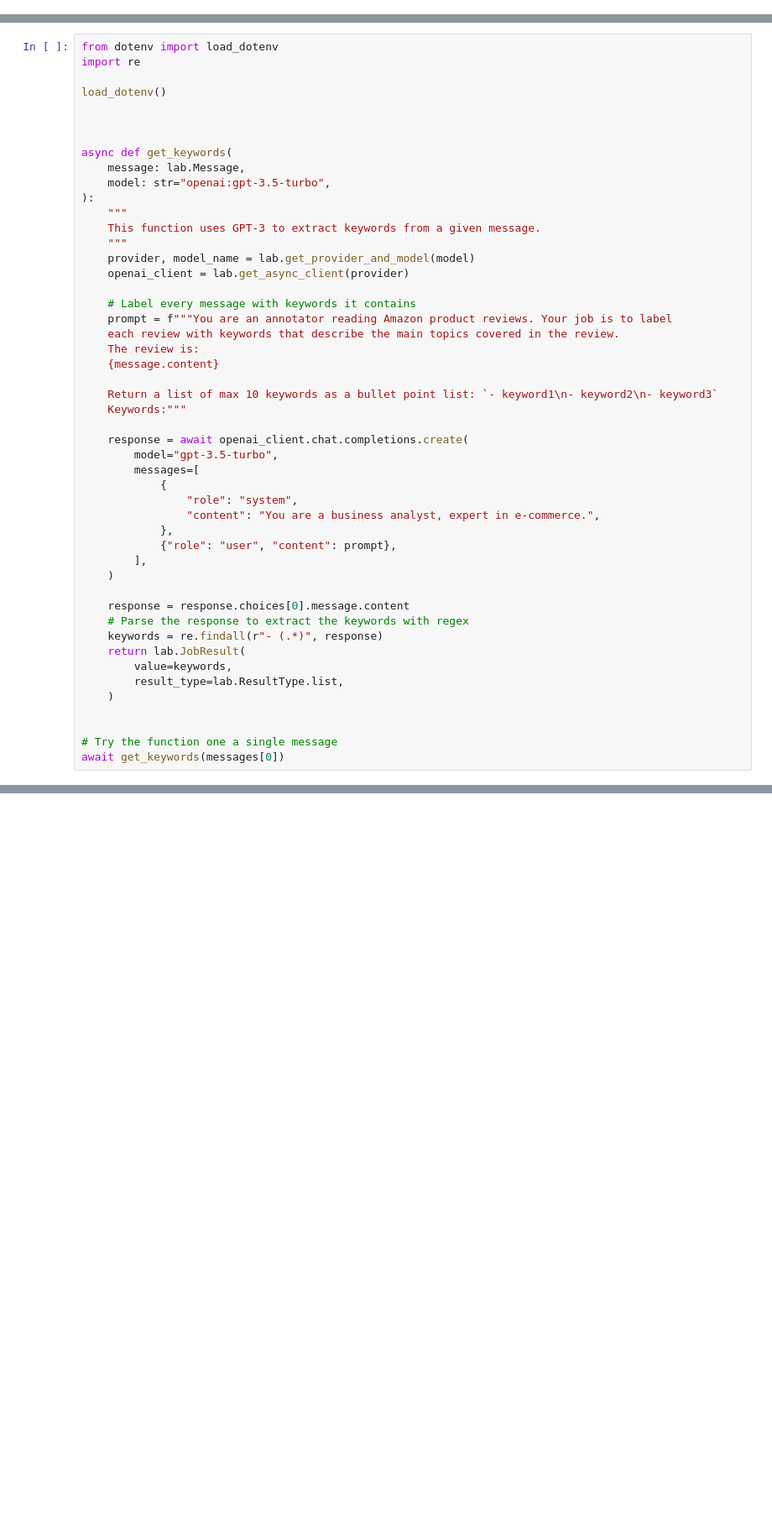
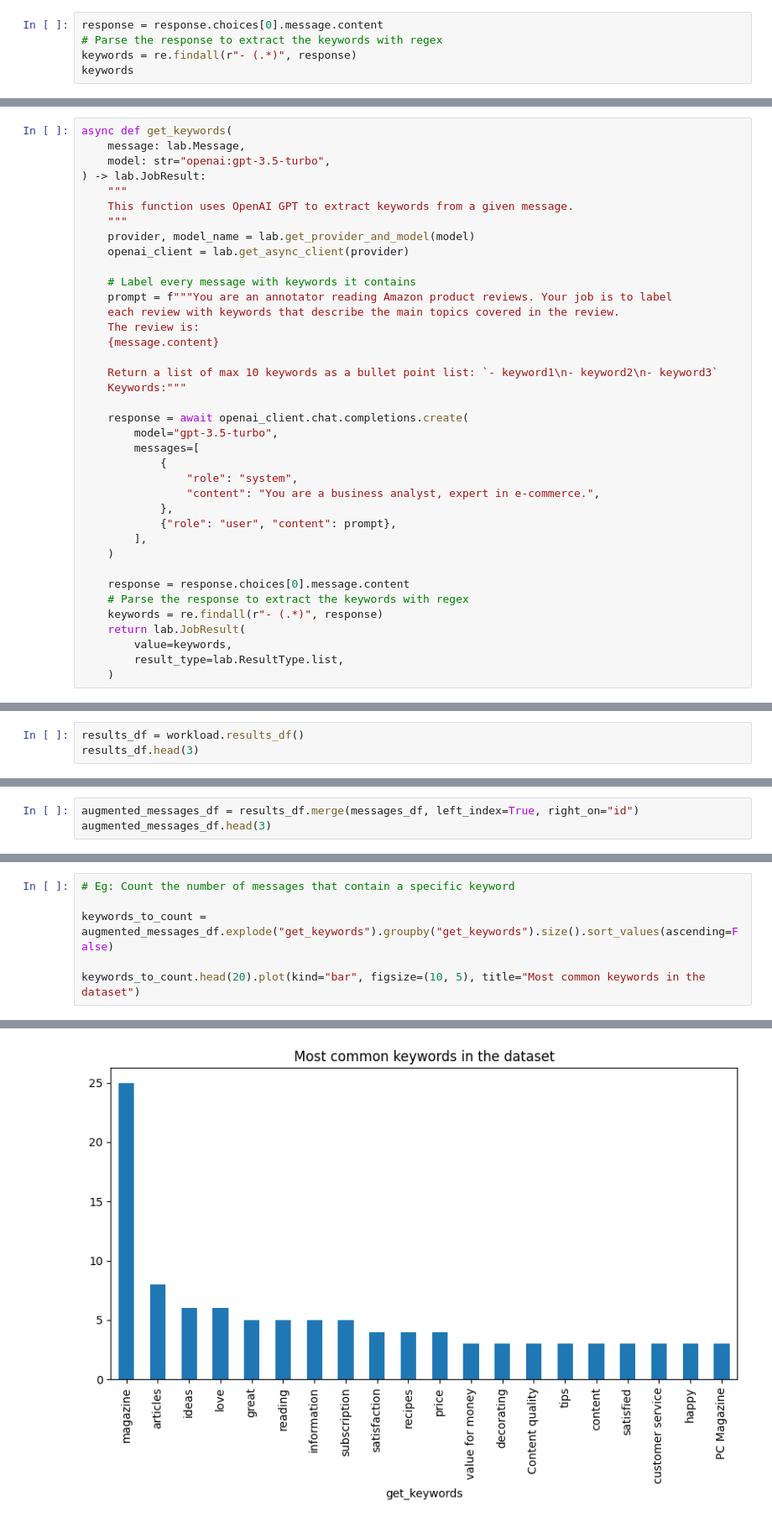
Before and after one commit to phospho-app/phospho, a Jupyter notebook: examples/lab/parallel-calls.ipynb, the cells around one changed output, grey strips where cells are left out. Shown at 84% size. Saved outputs shown, nothing was run; the diff lists cells and outputs as text; blank space fills up the shorter version.

```diff
--- a/examples/lab/parallel-calls.ipynb
+++ b/examples/lab/parallel-calls.ipynb
@@ -22,0 +96,5 @@ messages[:4]
+# %%
+response = response.choices[0].message.content
+# Parse the response to extract the keywords with regex
+keywords = re.findall(r"- (.*)", response)
+keywords
@@ -23,17 +121,10 @@ messages[:4]
 # %%
-from dotenv import load_dotenv
-import re
-
-load_dotenv()
-
-
-
 async def get_keywords(
     message: lab.Message,
     model: str="openai:gpt-3.5-turbo",
-):
+) -> lab.JobResult:
     """
-    This function uses GPT-3 to extract keywords from a given message.
+    This function uses OpenAI GPT to extract keywords from a given message.
     """
     provider, model_name = lab.get_provider_and_model(model)
     openai_client = lab.get_async_client(provider)
@@ -65,7 +156,3 @@ async def get_keywords(
         value=keywords,
         result_type=lab.ResultType.list,
     )
-
-
-# Try the function one a single message
-await get_keywords(messages[0])
@@ -114,0 +210,3 @@ Can't run Workload.optimize(): No alternative results found. Make sure you calle
+# %%
+results_df = workload.results_df()
+results_df.head(3)
@@ -114,0 +220,3 @@ Can't run Workload.optimize(): No alternative results found. Make sure you calle
+# %%
+augmented_messages_df = results_df.merge(messages_df, left_index=True, right_on="id")
+augmented_messages_df.head(3)
@@ -114,0 +230,7 @@ Can't run Workload.optimize(): No alternative results found. Make sure you calle
+# %%
+# Eg: Count the number of messages that contain a specific keyword
+
+keywords_to_count = augmented_messages_df.explode("get_keywords").groupby("get_keywords").size().sort_values(ascending=False)
+
+keywords_to_count.head(20).plot(kind="bar", figsize=(10, 5), title="Most common keywords in the dataset")
+# %% [output]
@@ -114,0 +238 @@ Can't run Workload.optimize(): No alternative results found. Make sure you calle
+[figure, added]
```
Also changed, not shown: parts of 30 cells of this notebook, 2 other files.
